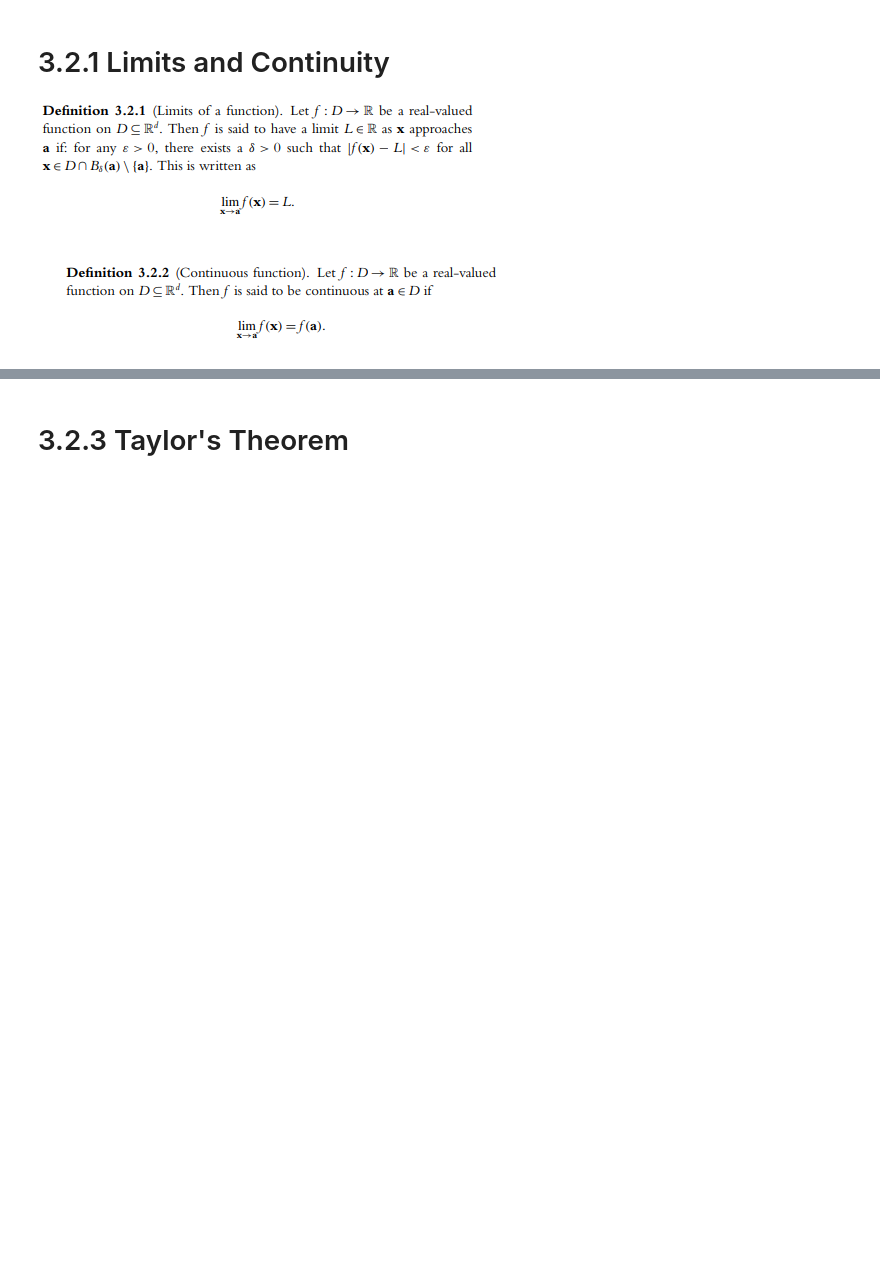
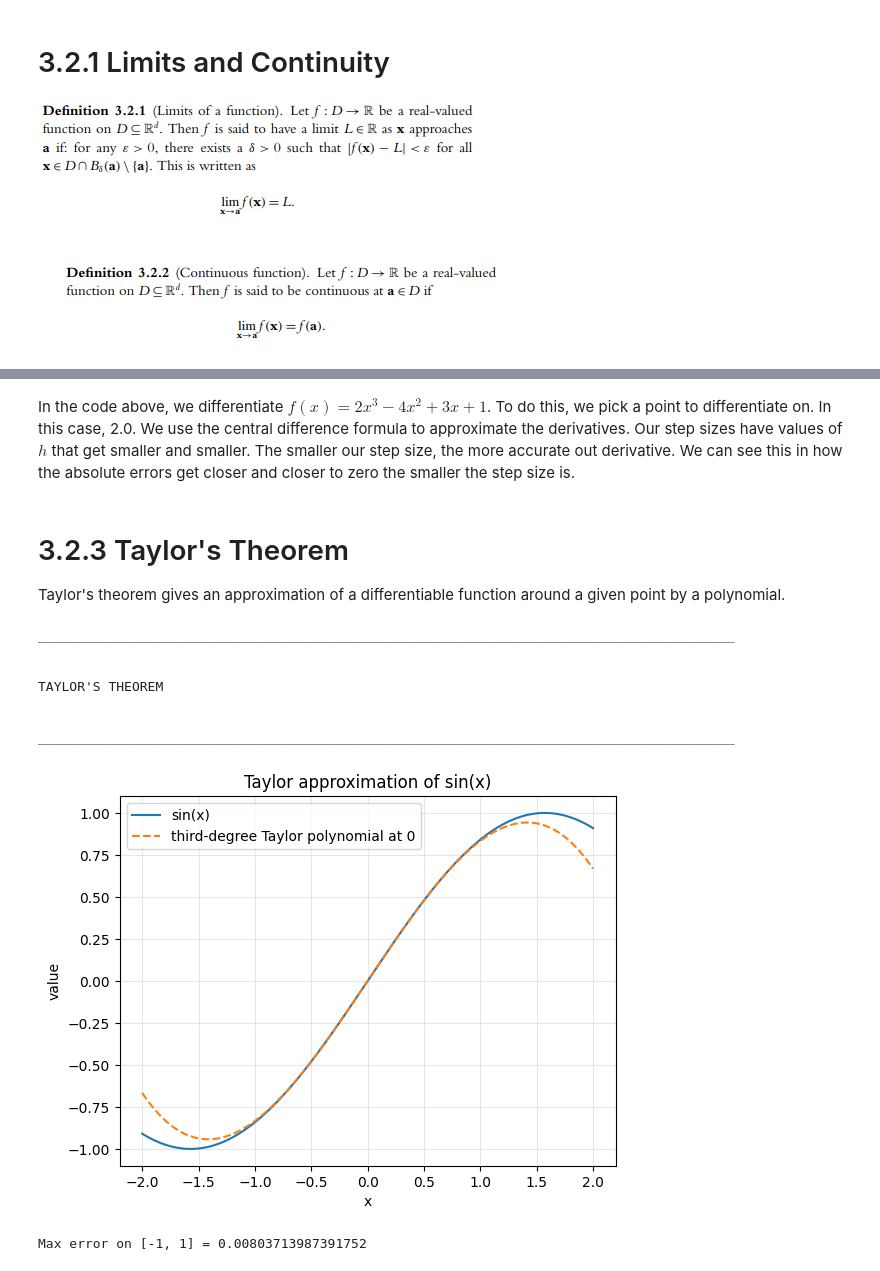
Before and after one commit to Mich-088/MAT422, a Jupyter notebook: HW_3_2.ipynb, the cells around one changed output, grey strips where cells are left out. Saved outputs shown, nothing was run; the diff lists cells and outputs as text; code cells hidden in the pictures; blank space fills up the shorter version.

```diff
--- a/HW_3_2.ipynb
+++ b/HW_3_2.ipynb
@@ -84,2 +150,55 @@ In the function above, there is a jump discontinuity at x = 1.
+# %% [markdown]
+In the code above, we differentiate $f(x) = 2x^3-4x^2+3x+1$.
+To do this, we pick a point to differentiate on.  In this case, 2.0.
+We use the central difference formula to approximate the derivatives.
+Our step sizes have values of $h$ that get smaller and smaller.
+The smaller our step size, the more accurate out derivative.
+We can see this in how the absolute errors get closer and closer to zero the smaller the step size is.
 # %% [markdown]
 # 3.2.3 Taylor's Theorem
+
+Taylor's theorem gives an approximation of a differentiable function around
+a given point by a polynomial.
+# %%
+
+print("_________________________________________________________________________________________")
+print("\n")
+print("TAYLOR'S THEOREM")
+print("\n")
+print("_________________________________________________________________________________________")
+
+# x vals:
+x = np.linspace(-2, 2, 400)
+
+# Third-degree Taylor polynomial for sin(x)
+taylor_sin = x - x**3 / 6
+
+# Plot funct & approx:
+plt.plot(x, np.sin(x), label="sin(x)")
+plt.plot(x, taylor_sin, "--",
+         label="third-degree Taylor polynomial at 0")
+
+plt.xlabel("x")
+plt.ylabel("value")
+plt.title("Taylor approximation of sin(x)")
+plt.legend()
+plt.grid(True, alpha=0.3)
+plt.show()
+
+# Calc max error on [-1, 1]
+mask = np.abs(x) <= 1
+max_error = np.max(
+    np.abs(np.sin(x[mask]) - taylor_sin[mask])
+)
+
+print("Max error on [-1, 1] =", max_error)
+# %% [output]
+_________________________________________________________________________________________
+
+
+TAYLOR'S THEOREM
+
+
+_________________________________________________________________________________________
+[figure, added]
+Max error on [-1, 1] = 0.00803713987391752
```
Also changed, not shown: parts of 7 cells of this notebook.
